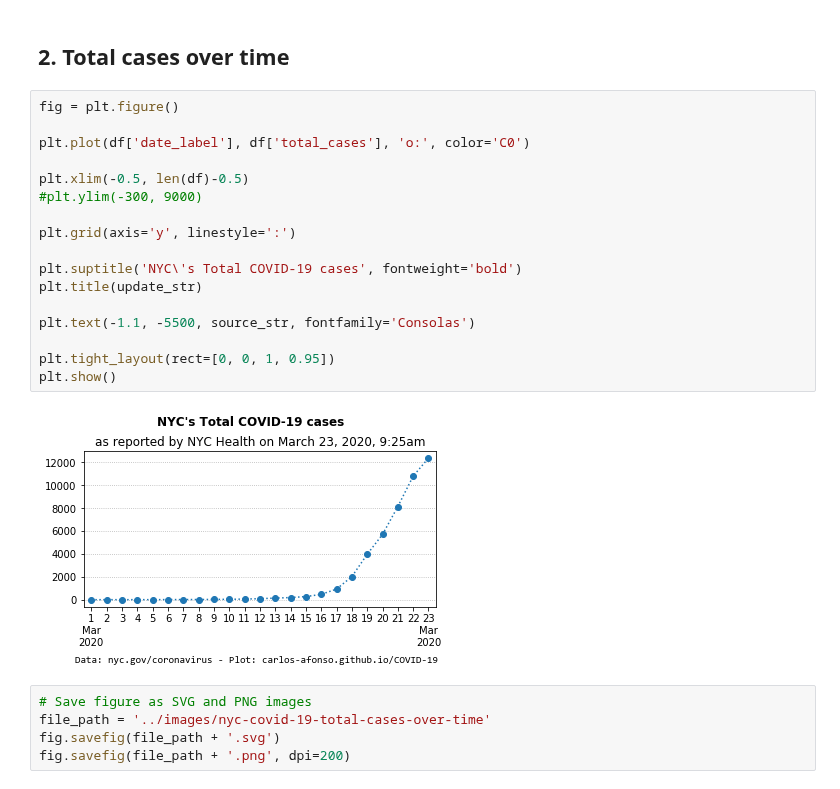
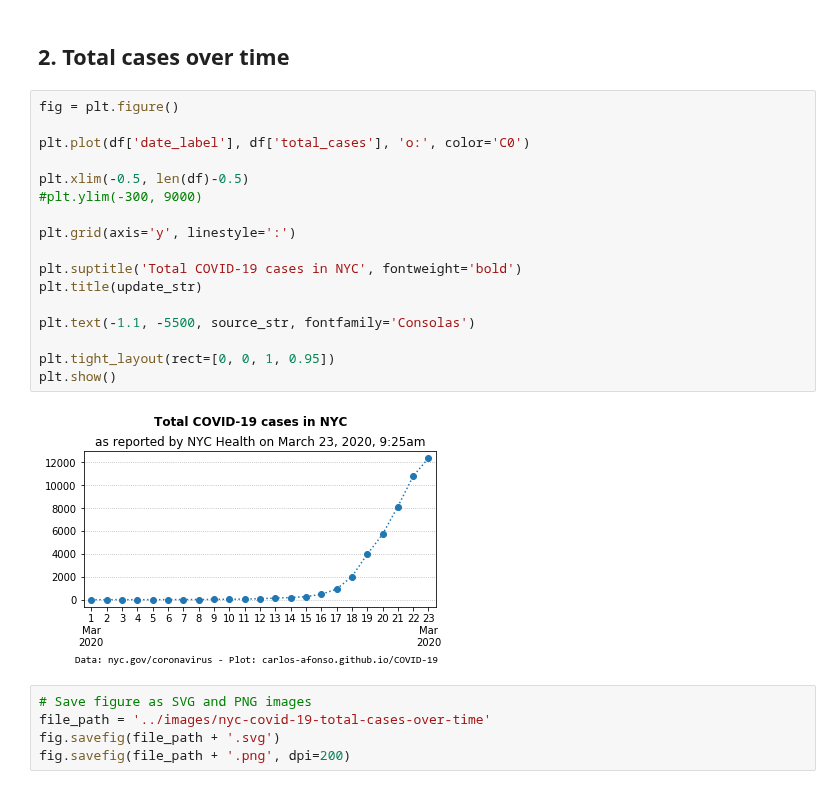
Before and after one commit to carlos-afonso/COVID-19, a Jupyter notebook: notebooks/nyc-covid-19-cases-over-time.ipynb, the cells around one changed output. Drawn from its saved outputs; the diff is of its cells as text.

Commit message:
Minor plot improvements

```diff
--- a/notebooks/nyc-covid-19-cases-over-time.ipynb
+++ b/notebooks/nyc-covid-19-cases-over-time.ipynb
@@ -78,22 +78,22 @@ df
 # %%
 fig = plt.figure()
 
 plt.plot(df['date_label'], df['total_cases'], 'o:', color='C0')
 
 plt.xlim(-0.5, len(df)-0.5)
 #plt.ylim(-300, 9000)
 
 plt.grid(axis='y', linestyle=':')
 
-plt.suptitle('NYC\'s Total COVID-19 cases', fontweight='bold')
+plt.suptitle('Total COVID-19 cases in NYC', fontweight='bold')
 plt.title(update_str)
 
 plt.text(-1.1, -5500, source_str, fontfamily='Consolas')
 
 plt.tight_layout(rect=[0, 0, 1, 0.95])
 plt.show()
 # %% [output]
-[figure, old version]
+[figure, new version]
 # %%
 # Save figure as SVG and PNG images
 file_path = '../images/nyc-covid-19-total-cases-over-time'
```
Also changed, not shown: parts of 1 cell of this notebook, 4 other files.
